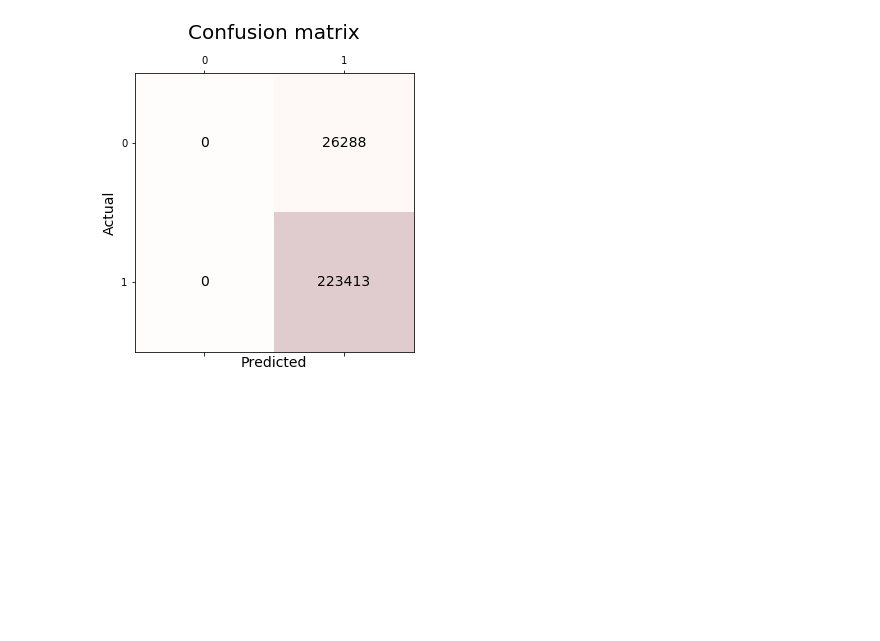
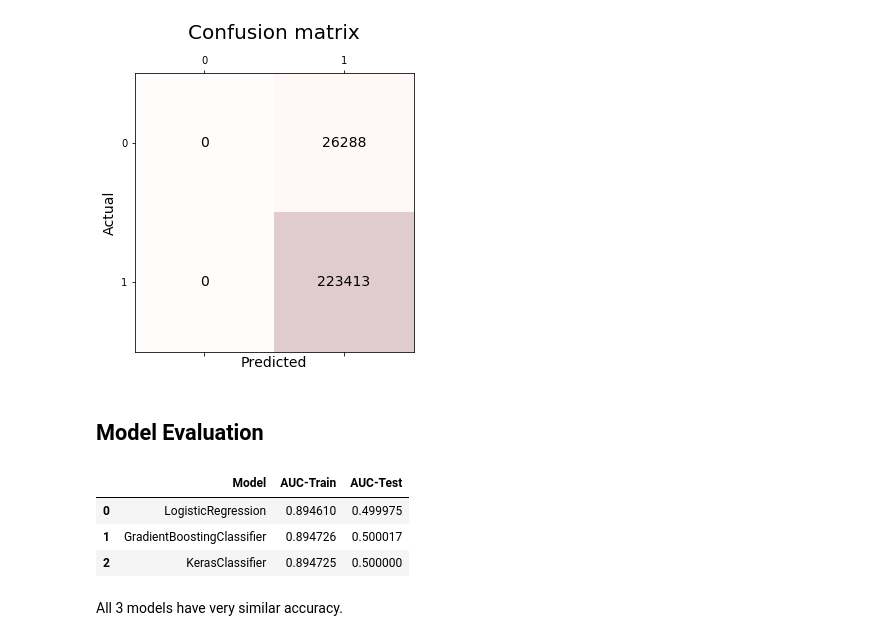
Before and after one commit to dhivya-rao/FAML, a Jupyter notebook: LendingClub - Kaggle.ipynb, the cells around one changed output. Saved outputs shown, nothing was run; the diff lists cells and outputs as text; code cells hidden in the pictures; blank space fills up the shorter version.

```diff
--- a/LendingClub - Kaggle.ipynb
+++ b/LendingClub - Kaggle.ipynb
@@ -516,3 +637,33 @@ plt.ylabel("Actual", fontdict={"fontsize": 14})
 Text(0, 0.5, 'Actual')
 <Figure size 360x360 with 0 Axes>
 [figure]
+# %% [markdown]
+## Model Evaluation
+# %%
+model_evaluation = [
+    {
+        'Model': 'LogisticRegression',
+        'AUC-Train': lr_pipeline.named_steps['classifier'].best_score_,
+        'AUC-Test': roc_auc_score(y_test, lr_pipeline.predict(X_test))
+    },
+    {
+        'Model': 'GradientBoostingClassifier',
+        'AUC-Train': gb_pipeline.named_steps['classifier'].best_score_,
+        'AUC-Test': roc_auc_score(y_test, gb_pipeline.predict(X_test))
+    },
+    {
+        'Model': 'KerasClassifier',
+        'AUC-Train': nn_pipeline.named_steps['classifier'].best_score_,
+        'AUC-Test': roc_auc_score(y_test, nn_pipeline.predict(X_test))
+    },
+]
+
+df=pd.DataFrame(model_evaluation)
+df
+# %% [output]
+|  | Model | AUC-Train | AUC-Test |
+| 0 | LogisticRegression | 0.894610 | 0.499975 |
+| 1 | GradientBoostingClassifier | 0.894726 | 0.500017 |
+| 2 | KerasClassifier | 0.894725 | 0.500000 |
+# %% [markdown]
+All 3 models have very similar accuracy.
```
Also changed, not shown: parts of 26 cells of this notebook.
